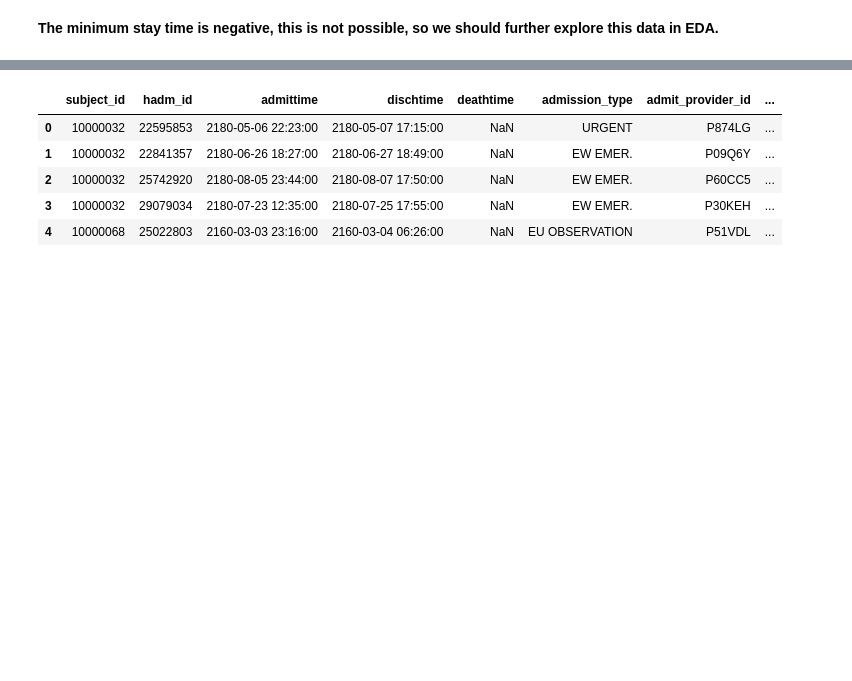
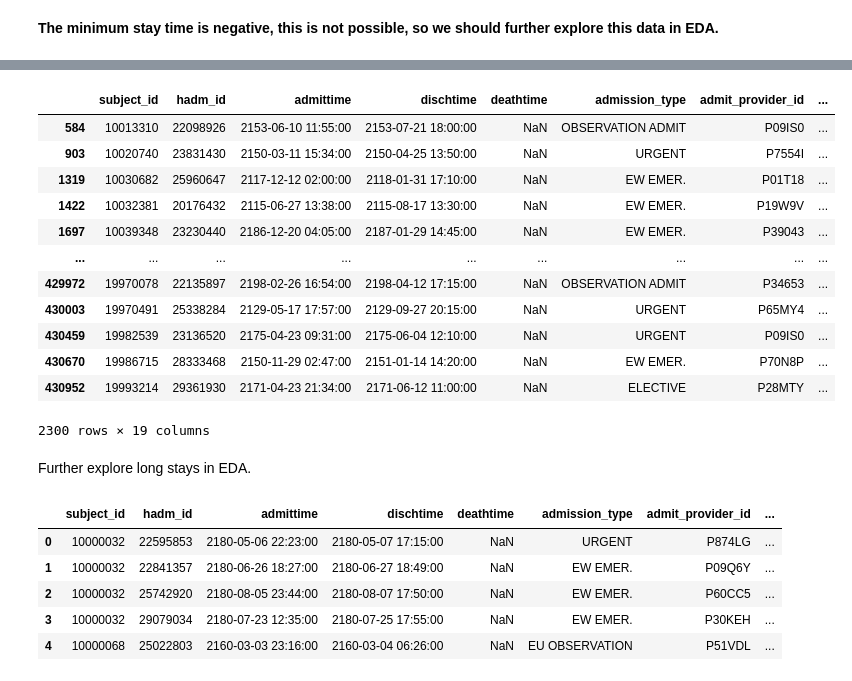
Before and after one commit to alissazolt/Predicting-LOS, a Jupyter notebook: Data Wrangling - Predicting LOS.ipynb, the cells around one changed output, grey strips where cells are left out. Cells and saved outputs as stored; diff of their text form; code cells hidden in the pictures; blank space fills up the shorter version.

```diff
--- a/Data Wrangling - Predicting LOS.ipynb
+++ b/Data Wrangling - Predicting LOS.ipynb
@@ -199,5 +211,24 @@ admissions['LOS'][admissions['LOS'] > 0].describe()
 # %%
 admissions = admissions[admissions['LOS'] > 0]
+# %%
+longLOS = admissions.loc[admissions['LOS']>40]
+longLOS
+# %% [output]
+|  | subject_id | hadm_id | admittime | dischtime | deathtime | admission_type | admit_provider_id | ... |
+| 584 | 10013310 | 22098926 | 2153-06-10 11:55:00 | 2153-07-21 18:00:00 | NaN | OBSERVATION ADMIT | P09IS0 | ... |
+| 903 | 10020740 | 23831430 | 2150-03-11 15:34:00 | 2150-04-25 13:50:00 | NaN | URGENT | P7554I | ... |
+| 1319 | 10030682 | 25960647 | 2117-12-12 02:00:00 | 2118-01-31 17:10:00 | NaN | EW EMER. | P01T18 | ... |
+| 1422 | 10032381 | 20176432 | 2115-06-27 13:38:00 | 2115-08-17 13:30:00 | NaN | EW EMER. | P19W9V | ... |
+| 1697 | 10039348 | 23230440 | 2186-12-20 04:05:00 | 2187-01-29 14:45:00 | NaN | EW EMER. | P39043 | ... |
+| ... | ... | ... | ... | ... | ... | ... | ... | ... |
+| 429972 | 19970078 | 22135897 | 2198-02-26 16:54:00 | 2198-04-12 17:15:00 | NaN | OBSERVATION ADMIT | P34653 | ... |
+| 430003 | 19970491 | 25338284 | 2129-05-17 17:57:00 | 2129-09-27 20:15:00 | NaN | URGENT | P65MY4 | ... |
+| 430459 | 19982539 | 23136520 | 2175-04-23 09:31:00 | 2175-06-04 12:10:00 | NaN | URGENT | P09IS0 | ... |
+| 430670 | 19986715 | 28333468 | 2150-11-29 02:47:00 | 2151-01-14 14:20:00 | NaN | EW EMER. | P70N8P | ... |
+| 430952 | 19993214 | 29361930 | 2171-04-23 21:34:00 | 2171-06-12 11:00:00 | NaN | ELECTIVE | P28MTY | ... |
+2300 rows × 19 columns
+# %% [markdown]
+Further explore long stays in EDA.
 # %%
 admissions.head()
 # %% [output]
```
Also changed, not shown: parts of 4 cells of this notebook.
